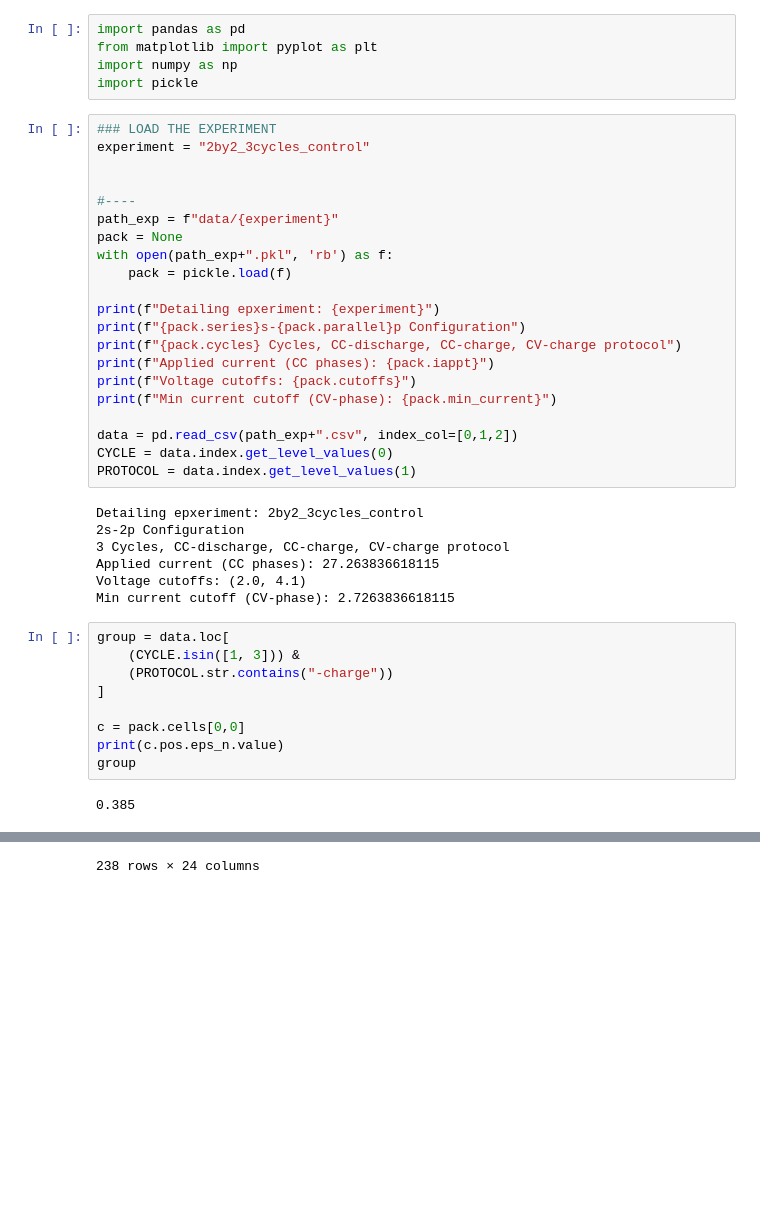
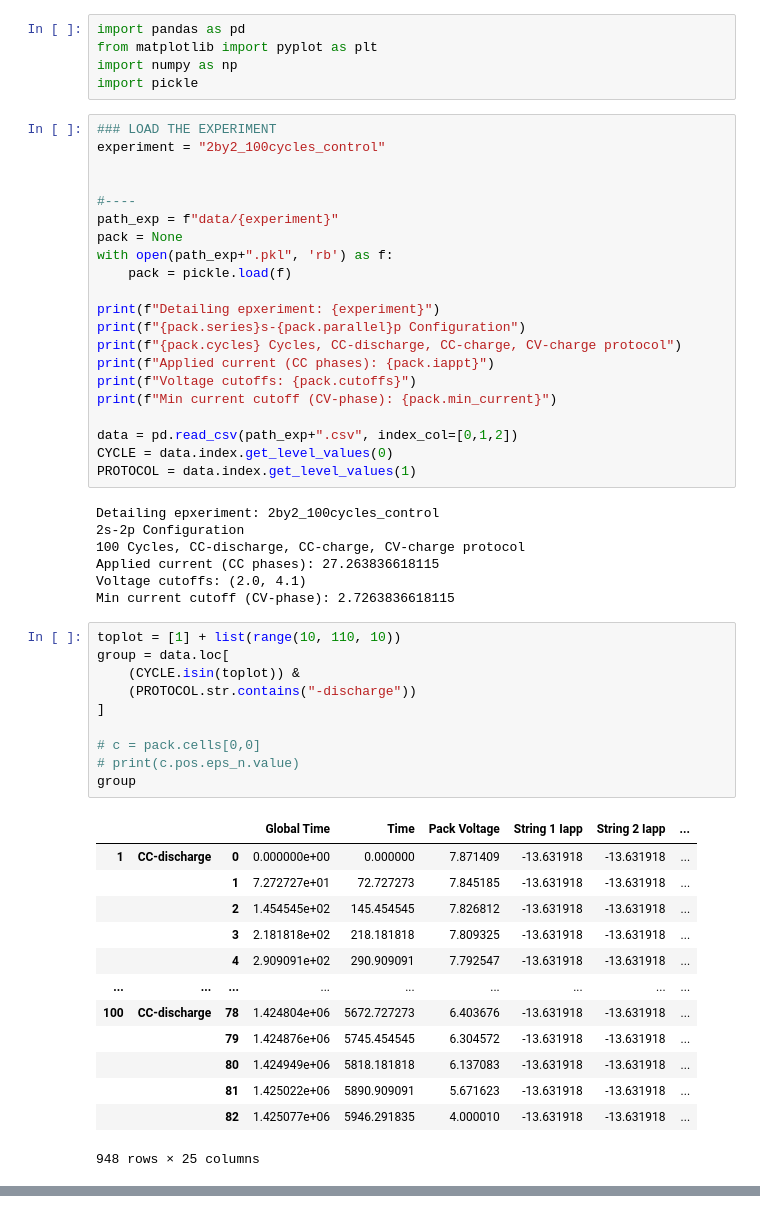
Before and after one commit to AdiMatam/Battery-Pybamm, a Jupyter notebook: dataread.ipynb, the cells around one changed output, grey strips where cells are left out. Cells and saved outputs as stored; diff of their text form; blank space fills up the shorter version.

```diff
--- a/dataread.ipynb
+++ b/dataread.ipynb
@@ -5,7 +5,7 @@ import numpy as np
 import pickle
 # %%
 ### LOAD THE EXPERIMENT
-experiment = "2by2_3cycles_control"
+experiment = "2by2_100cycles_control"
 
 
 #----
@@ -25,20 +25,33 @@ data = pd.read_csv(path_exp+".csv", index_col=[0,1,2])
 CYCLE = data.index.get_level_values(0)
 PROTOCOL = data.index.get_level_values(1)
 # %% [output]
-Detailing epxeriment: 2by2_3cycles_control
+Detailing epxeriment: 2by2_100cycles_control
 2s-2p Configuration
-3 Cycles, CC-discharge, CC-charge, CV-charge protocol
+100 Cycles, CC-discharge, CC-charge, CV-charge protocol
 Applied current (CC phases): 27.263836618115
 Voltage cutoffs: (2.0, 4.1)
 Min current cutoff (CV-phase): 2.7263836618115
 # %%
+toplot = [1] + list(range(10, 110, 10))
 group = data.loc[
-    (CYCLE.isin([1, 3])) &
-    (PROTOCOL.str.contains("-charge"))
+    (CYCLE.isin(toplot)) &
+    (PROTOCOL.str.contains("-discharge"))
 ]
 
-c = pack.cells[0,0]
-print(c.pos.eps_n.value)
+# c = pack.cells[0,0]
+# print(c.pos.eps_n.value)
 group
 # %% [output]
+|  |  |  | Global Time | Time | Pack Voltage | String 1 Iapp | String 2 Iapp | ... |
+| 1 | CC-discharge | 0 | 0.000000e+00 | 0.000000 | 7.871409 | -13.631918 | -13.631918 | ... |
+|  |  | 1 | 7.272727e+01 | 72.727273 | 7.845185 | -13.631918 | -13.631918 | ... |
+|  |  | 2 | 1.454545e+02 | 145.454545 | 7.826812 | -13.631918 | -13.631918 | ... |
+|  |  | 3 | 2.181818e+02 | 218.181818 | 7.809325 | -13.631918 | -13.631918 | ... |
+|  |  | 4 | 2.909091e+02 | 290.909091 | 7.792547 | -13.631918 | -13.631918 | ... |
+| ... | ... | ... | ... | ... | ... | ... | ... | ... |
+| 100 | CC-discharge | 78 | 1.424804e+06 | 5672.727273 | 6.403676 | -13.631918 | -13.631918 | ... |
+|  |  | 79 | 1.424876e+06 | 5745.454545 | 6.304572 | -13.631918 | -13.631918 | ... |
+|  |  | 80 | 1.424949e+06 | 5818.181818 | 6.137083 | -13.631918 | -13.631918 | ... |
+|  |  | 81 | 1.425022e+06 | 5890.909091 | 5.671623 | -13.631918 | -13.631918 | ... |
+|  |  | 82 | 1.425077e+06 | 5946.291835 | 4.000010 | -13.631918 | -13.631918 | ... |
-0.385
+948 rows × 25 columns
@@ -57 +57,0 @@ group
-238 rows × 24 columns
```
Also changed, not shown: parts of 3 cells of this notebook, 4 other files.
